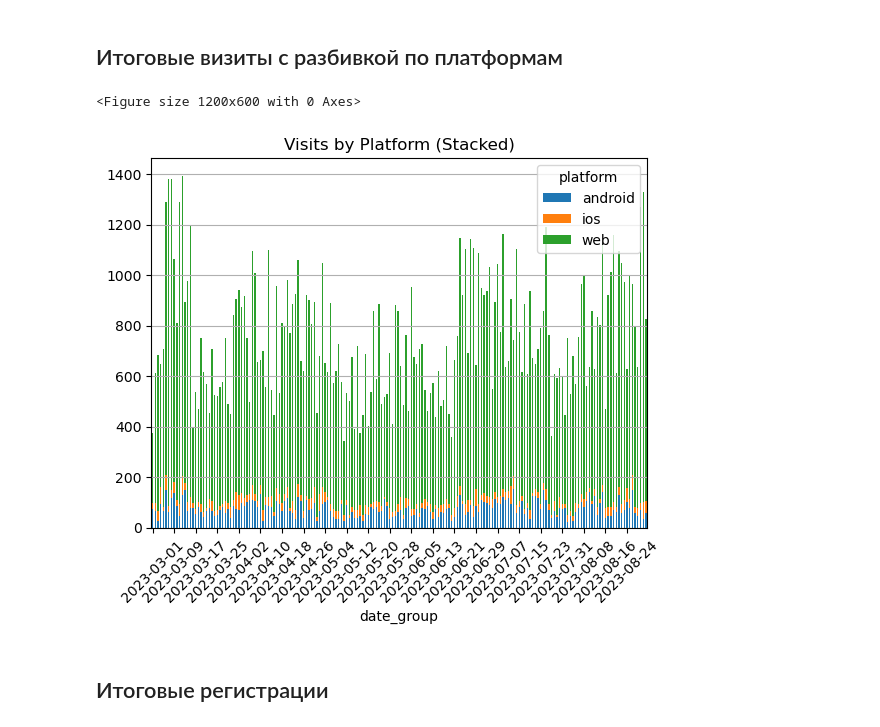
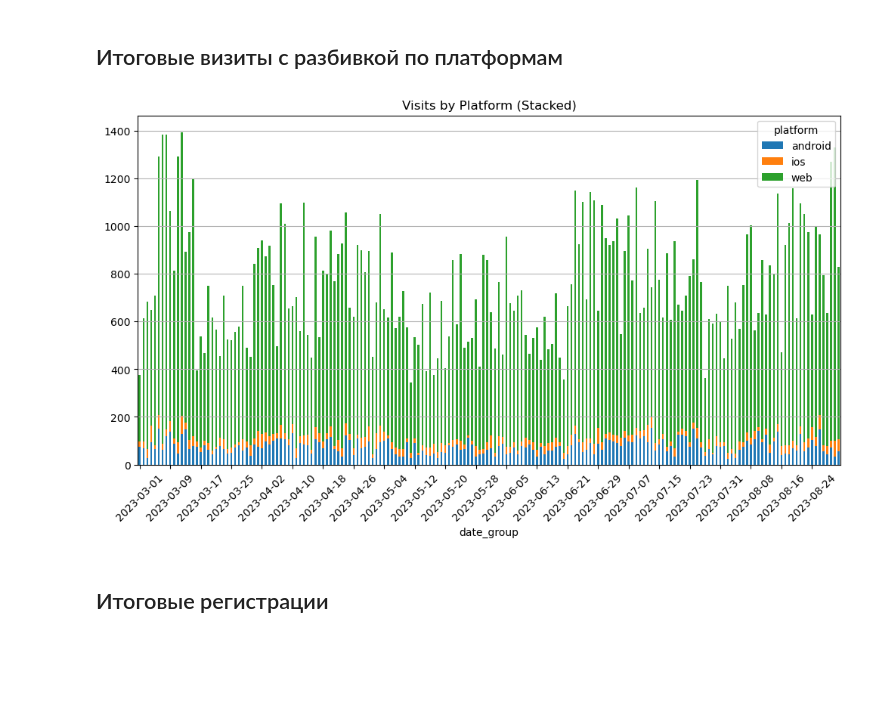
Before and after one commit to LiliyaSamigullina/cr-analysis-study-project, a Jupyter notebook: charts_project.ipynb, the cells around one changed output. Cells and saved outputs as stored; diff of their text form; code cells hidden in the pictures; blank space fills up the shorter version.

```diff
--- a/charts_project.ipynb
+++ b/charts_project.ipynb
@@ -117,20 +137,17 @@ plt.savefig('./charts/total_visits.png')
 # %% [markdown]
 ## Итоговые визиты с разбивкой по платформам
 # %%
-plt.figure(figsize=(12, 6))
-
 visits_df = visits_df[visits_df['platform']!= 'bot']
-ax = visits_df.groupby(['date_group','platform']).size().unstack().plot(kind='bar', stacked=True)
+ax = visits_df.groupby(['date_group','platform']).size().unstack().plot(kind='bar', stacked=True, figsize=(12, 6))
 ax.xaxis.set_major_locator(ticker.MaxNLocator(nbins=30))
 plt.xticks(rotation=45)
 plt.title('Visits by Platform (Stacked)')
 plt.grid(axis='y')
 plt.legend(title='platform', loc='upper right')
 
 plt.savefig('./charts/visits_by_platform.png')
 # %% [output]
-<Figure size 1200x600 with 0 Axes>
-[figure, old version]
+[figure, new version]
 # %% [markdown]
 ## Итоговые регистрации
 # %%
```
Also changed, not shown: parts of 10 cells of this notebook.
